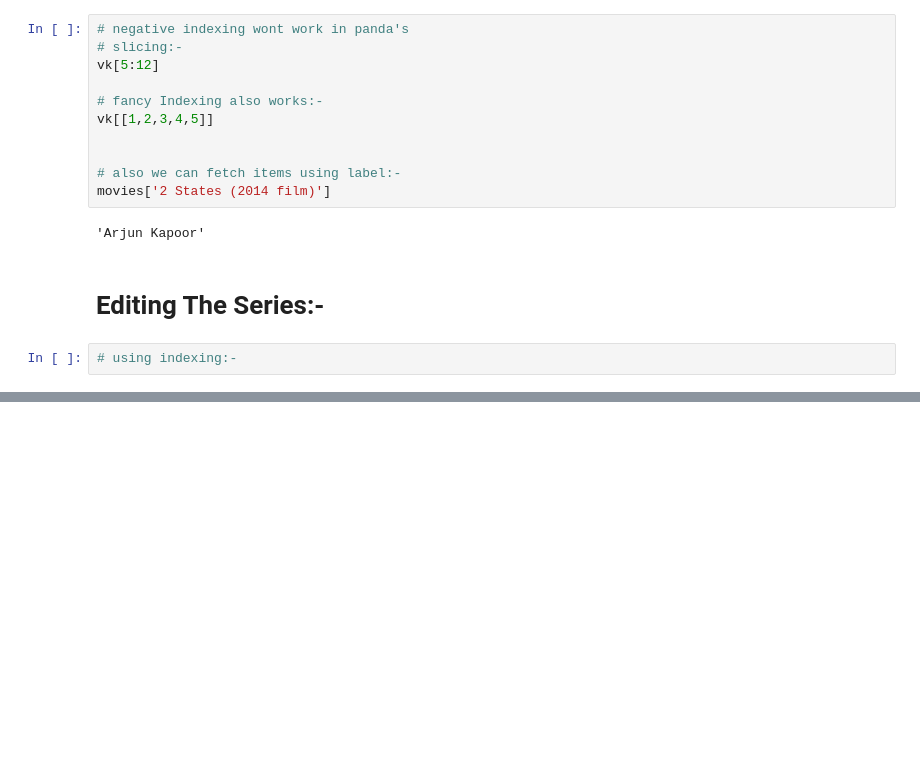
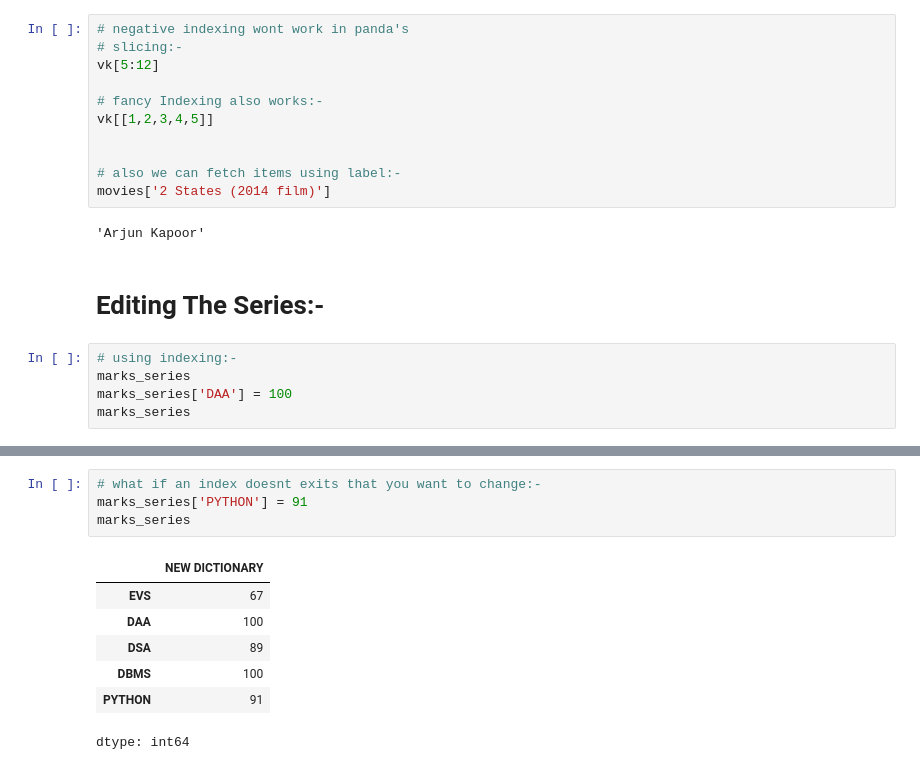
Before and after one commit to vishesh1111/PythonGoogleColab, a Jupyter notebook: Pandas.ipynb, the cells around one changed output, grey strips where cells are left out. Drawn from its saved outputs; the diff is of its cells as text; blank space fills up the shorter version.

Commit message:
Till Boolean Indexing On series

```diff
--- a/Pandas.ipynb
+++ b/Pandas.ipynb
@@ -273,3 +273,6 @@ movies['2 States (2014 film)']
 # Editing The Series:-
 # %%
 # using indexing:-
+marks_series
+marks_series['DAA'] = 100
+marks_series
@@ -275,0 +286,12 @@ movies['2 States (2014 film)']
+# %%
+# what if an index doesnt exits that you want to change:-
+marks_series['PYTHON'] = 91
+marks_series
+# %% [output]
+|  | NEW DICTIONARY |
+| EVS | 67 |
+| DAA | 100 |
+| DSA | 89 |
+| DBMS | 100 |
+| PYTHON | 91 |
+dtype: int64
```
Also changed, not shown: parts of 19 cells of this notebook.
